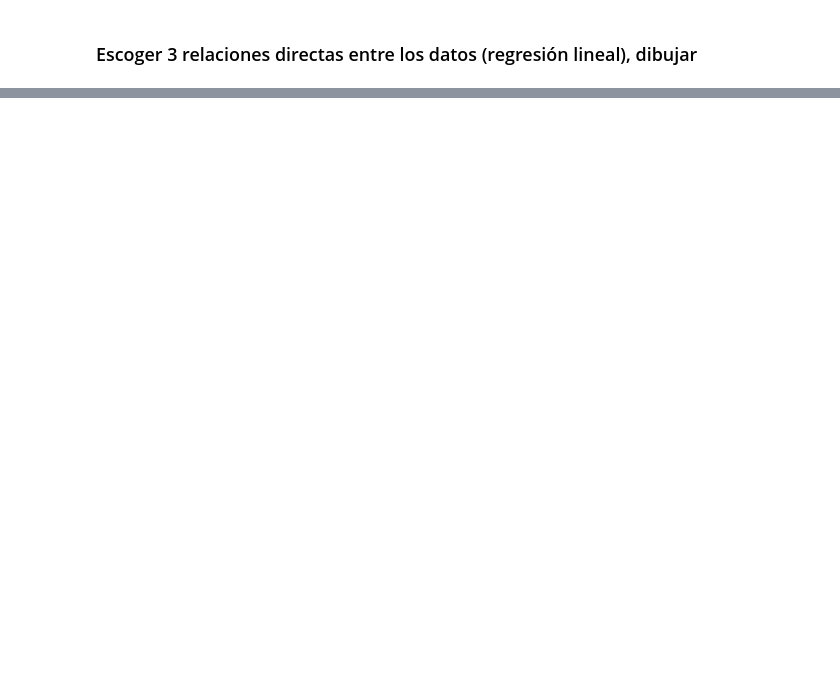
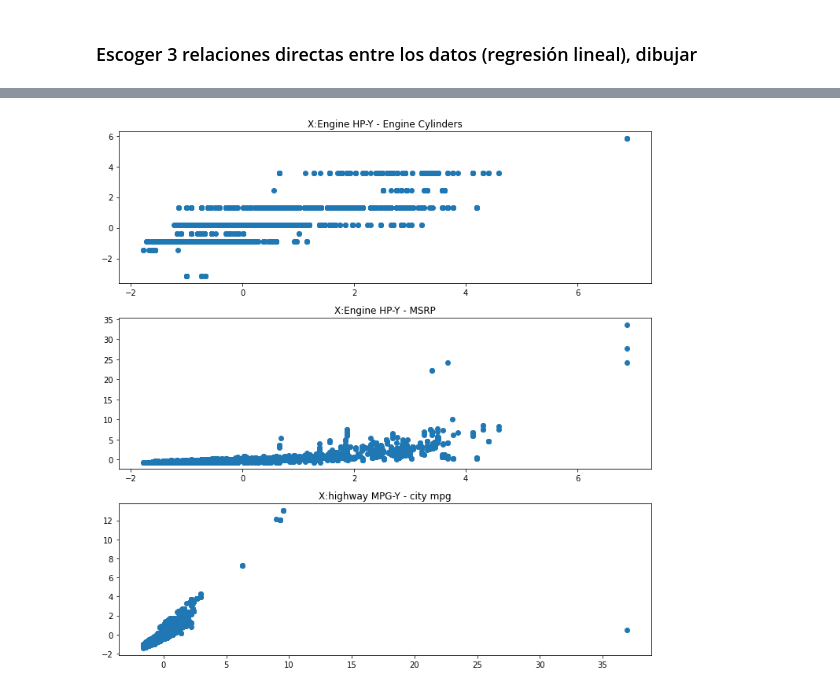
Before and after one commit to LuisAlexisSalazar/topicosIA, a Jupyter notebook: 4 Analisis de Datos/Analisis de Datos.ipynb, the cells around one changed output, grey strips where cells are left out. Saved outputs shown, nothing was run; the diff lists cells and outputs as text; code cells hidden in the pictures; blank space fills up the shorter version.

```diff
--- a/4 Analisis de Datos/Analisis de Datos.ipynb
+++ b/4 Analisis de Datos/Analisis de Datos.ipynb
@@ -87,0 +134,16 @@ df.describe(include = "all")
+# %%
+relaciones = [("Engine HP","Engine Cylinders"),("Engine HP","MSRP"),("highway MPG","city mpg")]
+
+columns = ["Engine HP","Engine Cylinders","MSRP","highway MPG","city mpg"]
+df_temp = df[columns]
+
+figure, axis = plt.subplots(3)
+for i in range(0, 3):
+#             axis[i].plot(df_temp[:, i + 1], y_predict, "r-")
+    axis[i].scatter(df_temp[relaciones[i][0]],df_temp[relaciones[i][1]])
+    axis[i].set_title("X:" + relaciones[i][0] + "-" + "Y - " + relaciones[i][1])
+    figure.set_size_inches(10, 10, forward=True)
+    figure.tight_layout()
+plt.show()
+# %% [output]
+[figure, added]
```
Also changed, not shown: parts of 12 cells of this notebook.
